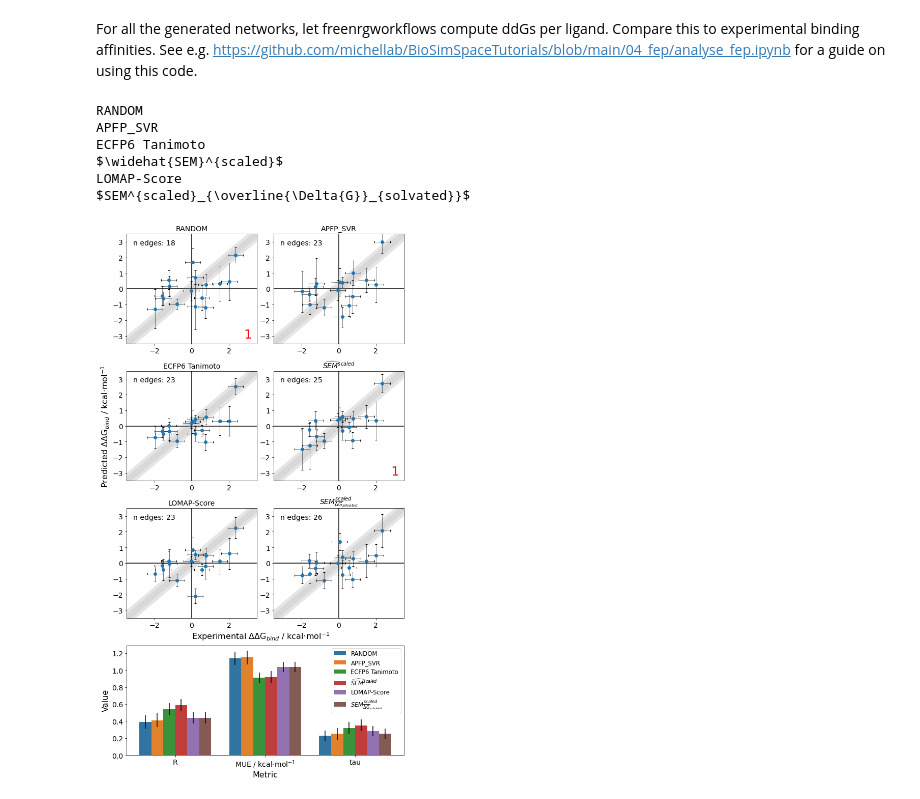
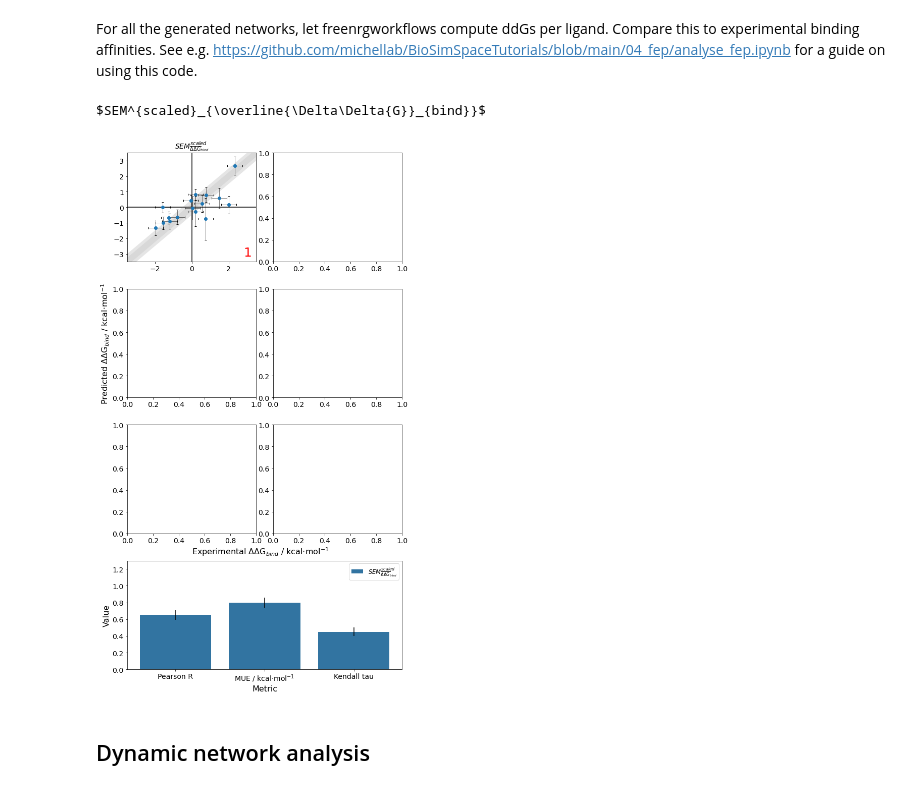
Before and after one commit to michellab/RBFENN, a Jupyter notebook: ANALYSIS/perturbation_networks/_05_generate_perturbation_networks.ipynb, the cells around one changed output. Saved outputs shown, nothing was run; the diff lists cells and outputs as text; code cells hidden in the pictures.

Commit message:
[WIP] processed fully-connected 1ns TYK2 network and added dynamic ddG estimation analysis

```diff
--- a/ANALYSIS/perturbation_networks/_05_generate_perturbation_networks.ipynb
+++ b/ANALYSIS/perturbation_networks/_05_generate_perturbation_networks.ipynb
@@ -329,7 +344,7 @@ plt.show()
 ## Network generation and analysis
 Generate networks with links_files. Run a LOMAP function for each. Compute Sum of SEMs for each.
 # %%
-def runLOMAP(links_file):
+def runLOMAP(links_file, n_edges_for_networks):
     """
     For a given links file, runs LOMAP using the edge scorings specified in the file. Returns
     information on the generated network (edges, ligand names etc). Broadly speaking, this function
@@ -376,7 +391,7 @@ def runLOMAP(links_file):
             # find the internal path.
             for lig in lomap_internal_files:
                 if pert_name.split("~")[0] in lig:
-                    lig1 = lig.split("/")[-1].replace(".sdf.sdf",".sdf") # not sure why this is happening.
+                    lig1 = lig.split("/")[-1].replace(".sdf.sdf",".sdf")
                 elif pert_name.split("~")[1] in lig:
                     lig2 = lig.split("/")[-1].replace(".sdf.sdf",".sdf")
 
@@ -386,7 +401,8 @@ def runLOMAP(links_file):
     # now run LOMAP with the pre-specified edge scorings.
     tranformations, lomap_scores = BSS.Align.generateNetwork(ligands, plot_network=False, names=ligand_names,
                                                             links_file=internal_links_file_path,
-                                                            work_dir=runner_work_dir)
+                                                            work_dir=runner_work_dir,
+                                                            n_edges_forced=n_edges_for_networks)
 
     pert_network_dict = {}
     transformations_named = [(ligand_names[transf[0]], ligand_names[transf[1]]) for transf in tranformations]
@@ -419,17 +435,17 @@ def calcTrueSEMS(pert_network_dict, true_sems_df, true_sem_input=False):
 
     return true_sems_per_edge, len(true_sems_per_edge), perts
 # %%
-_, lomap_scores_random, pert_network_dict_random = runLOMAP("process/lomap/lomap_inputs_rand_sems.csv")
-_, lomap_scores_pred, pert_network_dict_pred = runLOMAP("process/lomap/lomap_inputs_pred_sems.csv")
-_, lomap_scores_lomap, pert_network_dict_lomap = runLOMAP("process/lomap/lomap_inputs_lomap_scores.csv")
-_, lomap_scores_ecfp6, pert_network_dict_ecfp6 = runLOMAP("process/lomap/lomap_inputs_ecfp6_sems.csv")
-_, lomap_scores_true_sem, pert_network_dict_true_sem = runLOMAP("process/lomap/lomap_inputs_true_sems.csv")
+_, lomap_scores_random, pert_network_dict_random = runLOMAP("process/lomap/lomap_inputs_rand_sems.csv", n_edges_for_networks)
+_, lomap_scores_pred, pert_network_dict_pred = runLOMAP("process/lomap/lomap_inputs_pred_sems.csv", n_edges_for_networks)
+_, lomap_scores_lomap, pert_network_dict_lomap = runLOMAP("process/lomap/lomap_inputs_lomap_scores.csv", n_edges_for_networks)
+_, lomap_scores_ecfp6, pert_network_dict_ecfp6 = runLOMAP("process/lomap/lomap_inputs_ecfp6_sems.csv", n_edges_for_networks)
+_, lomap_scores_true_sem, pert_network_dict_true_sem = runLOMAP("process/lomap/lomap_inputs_true_sems.csv", n_edges_for_networks)
 
-_, lomap_scores_APFP_RF, pert_network_dict_APFP_RF= runLOMAP("process/lomap/lomap_inputs_APFP_RF_sems.csv")
-_, lomap_scores_ECFP_RF, pert_network_dict_ECFP_RF = runLOMAP("process/lomap/lomap_inputs_ECFP_RF_sems.csv")
-_, lomap_scores_PROPS_RF, pert_network_dict_PROPS_RF = runLOMAP("process/lomap/lomap_inputs_PROPS_RF_sems.csv")
+_, lomap_scores_APFP_RF, pert_network_dict_APFP_RF= runLOMAP("process/lomap/lomap_inputs_APFP_RF_sems.csv", n_edges_for_networks)
+_, lomap_scores_ECFP_RF, pert_network_dict_ECFP_RF = runLOMAP("process/lomap/lomap_inputs_ECFP_RF_sems.csv", n_edges_for_networks)
+_, lomap_scores_PROPS_RF, pert_network_dict_PROPS_RF = runLOMAP("process/lomap/lomap_inputs_PROPS_RF_sems.csv", n_edges_for_networks)
 
-_, lomap_scores_APFP_SVR, pert_network_dict_APFP_SVR= runLOMAP("process/lomap/lomap_inputs_APFP_SVR_sems.csv")
-_, lomap_scores_ECFP_SVR, pert_network_dict_ECFP_SVR = runLOMAP("process/lomap/lomap_inputs_ECFP_SVR_sems.csv")
-_, lomap_scores_PROPS_SVR, pert_network_dict_PROPS_SVR = runLOMAP("process/lomap/lomap_inputs_PROPS_SVR_sems.csv")
+_, lomap_scores_APFP_SVR, pert_network_dict_APFP_SVR= runLOMAP("process/lomap/lomap_inputs_APFP_SVR_sems.csv", n_edges_for_networks)
+_, lomap_scores_ECFP_SVR, pert_network_dict_ECFP_SVR = runLOMAP("process/lomap/lomap_inputs_ECFP_SVR_sems.csv", n_edges_for_networks)
+_, lomap_scores_PROPS_SVR, pert_network_dict_PROPS_SVR = runLOMAP("process/lomap/lomap_inputs_PROPS_SVR_sems.csv", n_edges_for_networks)
 # %% [output]
@@ -705,12 +706,12 @@ def plotPredictions(freenrg_df, computed_relative_DDGs,experimental_DDGs, title,
 
 
     _stats = stats_few.freeEnergyStats()
-    _stats.generate_statistics(computed_relative_DDGs,experimental_DDGs,repeats=100000)
+    _stats.generate_statistics(computed_relative_DDGs,experimental_DDGs,repeats=1000)
     r_confidence = _stats.R_confidence
     tau_confidence = _stats.tau_confidence
     mue_confidence = _stats.mue_confidence
 
-    ax.annotate(f"n edges: {n_perts}", xy=(0.05, 0.9), xycoords='axes fraction')
+    #ax.annotate(f"n edges: {n_perts}", xy=(0.05, 0.9), xycoords='axes fraction')
     stats_to_return.append([r_confidence[1], r_confidence[0], r_confidence[2]])
     stats_to_return.append([mue_confidence[1], mue_confidence[0], mue_confidence[2]])
     stats_to_return.append([tau_confidence[1], tau_confidence[0], tau_confidence[2]])
@@ -746,8 +747,11 @@ ax6 = fig.add_subplot(grid[2, 1])
 
 
 pred_collections = [perts_random, perts_APFP_SVR, perts_ecfp6, perts_pred, perts_lomap, perts_true]
-pred_types = ["RANDOM", "APFP_SVR", "ECFP6 Tanimoto", "$\widehat{SEM}^{scaled}$", "LOMAP-Score", "$SEM^{scaled}_{\overline{\Delta{G}}_{solvated}}$"]
+pred_types = ["RANDOM", "APFP_SVR", "ECFP6 Tanimoto", "$\widehat{SEM}^{scaled}$", "LOMAP-Score", "$SEM^{scaled}_{\overline{\Delta\Delta{G}}_{bind}}$"]
 returned_stats_coll = []
+
+pred_collections = pred_collections[-1:]
+pred_types =pred_types[-1:]
 
 for perts, title, ax in zip(pred_collections, pred_types, [ax1,
                                                                 ax2,
@@ -759,11 +763,12 @@ for perts, title, ax in zip(pred_collections, pred_types, [ax1,
 
     # get the true SEMs for all the used edges for this protocol.
     n_perts = len(perts)
-    freenrgworkflows_input_path, num_failed_edges = getTrueSEMs(perts, "input/testsets/tyk2/ALL_TRUE_SEMS_BI_PROPD.csv")
+    freenrgworkflows_input_path, num_failed_edges = getTrueSEMs(perts, "input/testsets/tyk2/old/ALL_TRUE_SEMS_BI_PROPD.csv")
 
     # use FEW to estimate per-ligand DDGs for both FEP and EXPT
     computed_relative_DDGs = computeRelativeDDGs(freenrgworkflows_input_path)
     experimental_DDGs = computeExptDDGs("input/testsets/tyk2/exp_data_tyk2.dat", "IC50")
+    os.remove(freenrgworkflows_input_path)
 
     # Plot this protocol into a subplot.
     freenrg_df = getFreenrgDict(computed_relative_DDGs, experimental_DDGs)
@@ -773,38 +778,36 @@ for perts, title, ax in zip(pred_collections, pred_types, [ax1,
     returned_stats_coll.append(returned_stats)
 
 # plot statistics on the bottom plot.
 seaborn_data = [["Input", "Metric", "Value", "+/-"]]
 for method, stats in zip(pred_types, returned_stats_coll):
-    st_types = ["R", "MUE / kcal$\cdot$mol$^{-1}$", "tau"]
+    st_types = ["Pearson R", "MUE / kcal$\cdot$mol$^{-1}$", "Kendall tau"]
     for st, typ in zip(stats, st_types):
         seaborn_data.append([method, typ, st[0], st[1]])
 
 seaborn_data_df = pd.DataFrame(seaborn_data[1:],columns=seaborn_data[0])
 
 ax7 = fig.add_subplot(grid[3, :])
 ax_tr = sns.barplot(x="Metric", y="Value", hue="Input",
                     data=seaborn_data_df, ax=ax7)
+ax_tr.set_ylim(0, 1.3)
 
 x_coords = [p.get_x() + 0.5*p.get_width() for p in ax_tr.patches]
 y_coords = [p.get_height() for p in ax_tr.patches]
 ax_tr.errorbar(x=x_coords, y=y_coords, yerr=seaborn_data_df["+/-"], fmt="none", c= "k")
 
 # remove title from legend.
 handles, labels = ax7.get_legend_handles_labels()
 ax7.legend(handles=handles[0:], labels=labels[0:],fontsize='small')
 
 # some final layout touches on the whole plot.
 ax3.set_ylabel("Predicted $\Delta\Delta$G$_{bind}$ / kcal$\cdot$mol$^{-1}$")
 ax5.set_xlabel("Experimental $\Delta\Delta$G$_{bind}$ / kcal$\cdot$mol$^{-1}$", ha='left')
 plt.tight_layout()
 
 #savefig?
 plt.show()
 # %% [output]
-RANDOM
-APFP_SVR
-ECFP6 Tanimoto
-$\widehat{SEM}^{scaled}$
-LOMAP-Score
-$SEM^{scaled}_{\overline{\Delta{G}}_{solvated}}$
+$SEM^{scaled}_{\overline{\Delta\Delta{G}}_{bind}}$
-[figure, old version]
+[figure, new version]
+# %% [markdown]
+## Dynamic network analysis
```
Also changed, not shown: parts of 15 cells of this notebook, 20 other files.
